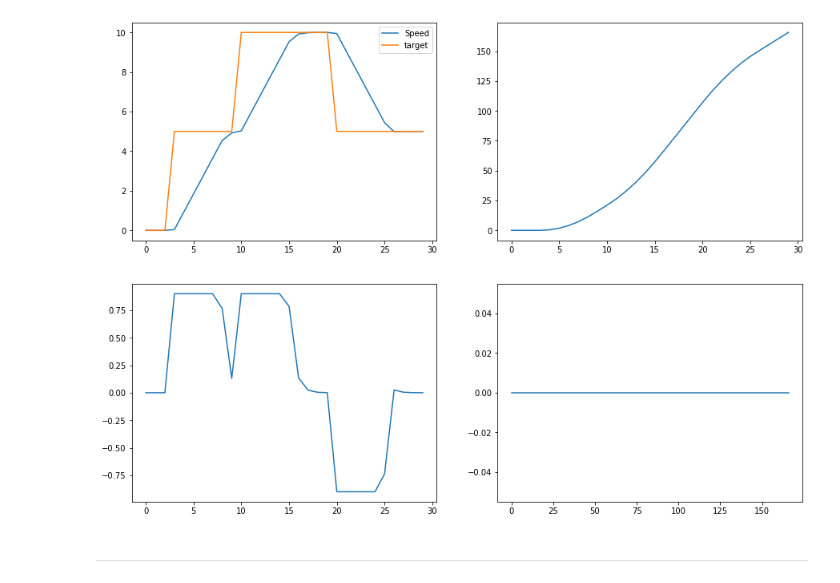
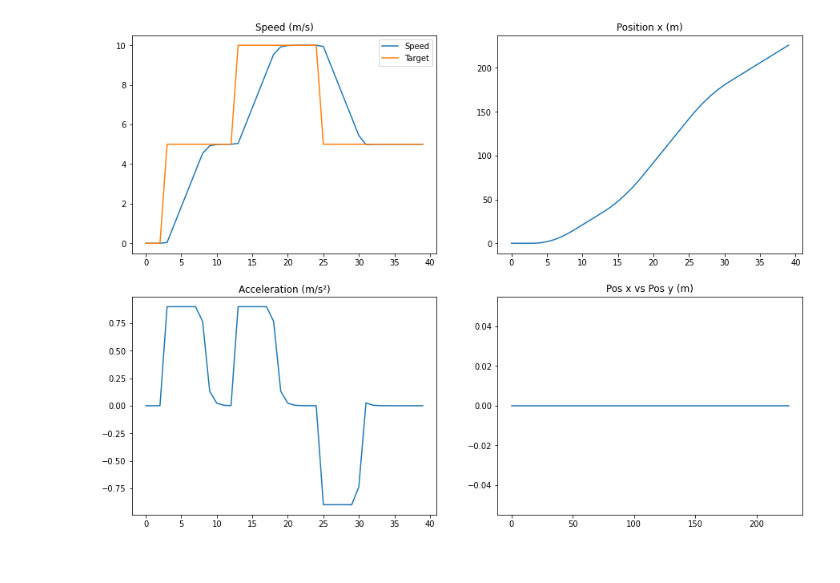
Before and after one commit to gsg213/highway-env, a Jupyter notebook: speed_control_test.ipynb, the cells around one changed output. Cells and saved outputs as stored; diff of their text form; code cells hidden in the pictures.

Commit message:
Speed graph adjustment

```diff
--- a/speed_control_test.ipynb
+++ b/speed_control_test.ipynb
@@ -10,7 +10,7 @@ road = Road(RoadNetwork.straight_road_network(1))
 v = ControlledVehicle(road=road, position=road.network.get_lane(("0", "1", 0)).position(0, 0), speed=0, heading=0)
 
 FPS = 15 #frames per second
-time_sec = 30 #total time simulation
+time_sec = 40 #total time simulation
 t = time_sec * FPS
 ran_t = range(time_sec)
 count = 0
@@ -26,11 +26,11 @@ heading = np.zeros(time_sec)
 
 for i in range(t):
 
-    if i  == 3 * FPS or i == 10 * FPS:
+    if i  == 3 * FPS or i == 13 * FPS:
         v.act('FASTER')
 
 
-    if i == 20 * FPS: #or i == 25:
+    if i == 25 * FPS: #or i == 25:
         v.act('SLOWER')
 
     if i == 5 * FPS:
@@ -49,22 +49,27 @@ for i in range(t):
         count = count +1
 # %%
 fig = plt.figure(figsize=(15, 11))
+
+
 plt.subplot(2, 2, 1)
+plt.title('Speed (m/s)')
 plt.plot(ran_t,vel,label = "Speed")
-plt.plot(ran_t, target_vel, label = "target")
+plt.plot(ran_t, target_vel, label = "Target")
 plt.legend()
 
+
 plt.subplot(2, 2, 2)
+plt.title('Position x (m)')
 plt.plot(ran_t,posx)
 
 plt.subplot(2, 2, 3)
+plt.title('Acceleration (m/s²)')
 plt.plot(ran_t,acc)
 
 plt.subplot(2, 2, 4)
+plt.title('Pos x vs Pos y (m)')
 plt.plot(posx,posy)
 
 plt.show()
 # %% [output]
-[figure, old version]
+[figure, new version]
-# %% [markdown]
----
```
Also changed, not shown: parts of 5 cells of this notebook.
